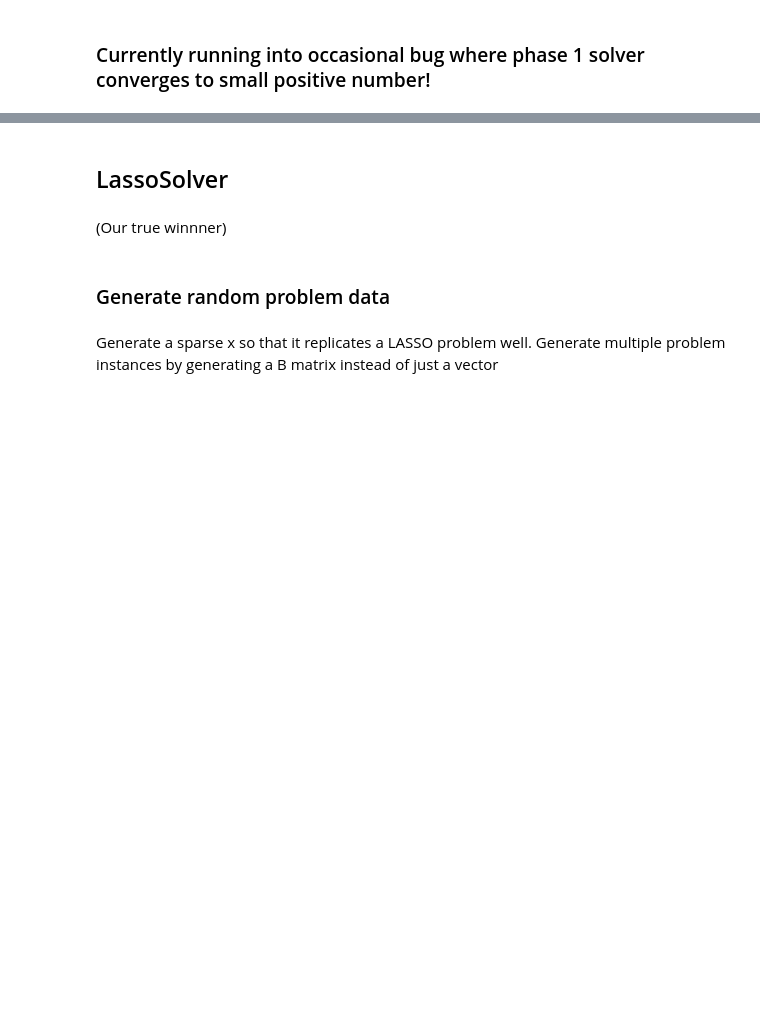
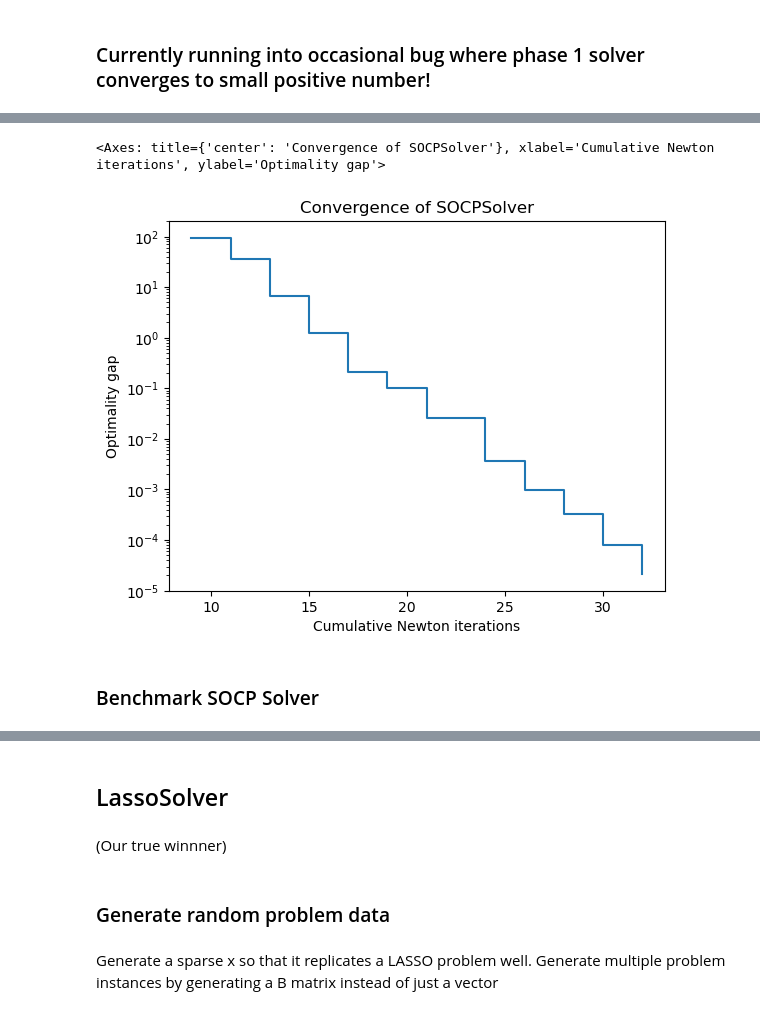
Before and after one commit to fdeguire03/InteriorPoint-GPU, a Jupyter notebook: demo.ipynb, the cells around one changed output, grey strips where cells are left out. Saved outputs shown, nothing was run; the diff lists cells and outputs as text; code cells hidden in the pictures; blank space fills up the shorter version.

```diff
--- a/demo.ipynb
+++ b/demo.ipynb
@@ -337,0 +319,37 @@ scs.value + Y.T@Y/(2*X.shape[0]), FSTAR
+# %%
+m = 10
+n = 50
+p = 10
+n_i = 15
+f = np.random.randn(n)
+A = []
+b = []
+c = []
+d = []
+x0 = np.random.randn(n)
+for i in range(m):
+    A.append(np.random.randn(n_i, n))
+    b.append(np.random.randn(n_i))
+    c.append(np.random.randn(n))
+    d.append(np.linalg.norm(A[i] @ x0 + b[i], 2) - c[i].T @ x0)
+F = np.random.randn(p, n)
+g = F @ x0
+# %%
+scs = SOCPSolver(P=None,
+        q=f,
+        A=A,
+        b=b,
+        c=c,
+        d=d,
+        F=None,
+        g=None,
+        use_gpu=False,
+        upper_bound=None,
+        lower_bound=None,
+        suppress_print=False,
+        update_slacks_every=0,
+        check_cvxpy=True,
+        alpha=0.02,
+        x0=np.ones(len(f))*1)
+
+#scs.solve(track_loss=True) - scs.cvxpy_val
@@ -337,0 +380,7 @@ scs.value + Y.T@Y/(2*X.shape[0]), FSTAR
+# %%
+scs.plot()
+# %% [output]
+<Axes: title={'center': 'Convergence of SOCPSolver'}, xlabel='Cumulative Newton iterations', ylabel='Optimality gap'>
+[figure, added]
+# %% [markdown]
+### Benchmark SOCP Solver
```
Also changed, not shown: parts of 28 cells of this notebook, 6 other files.
